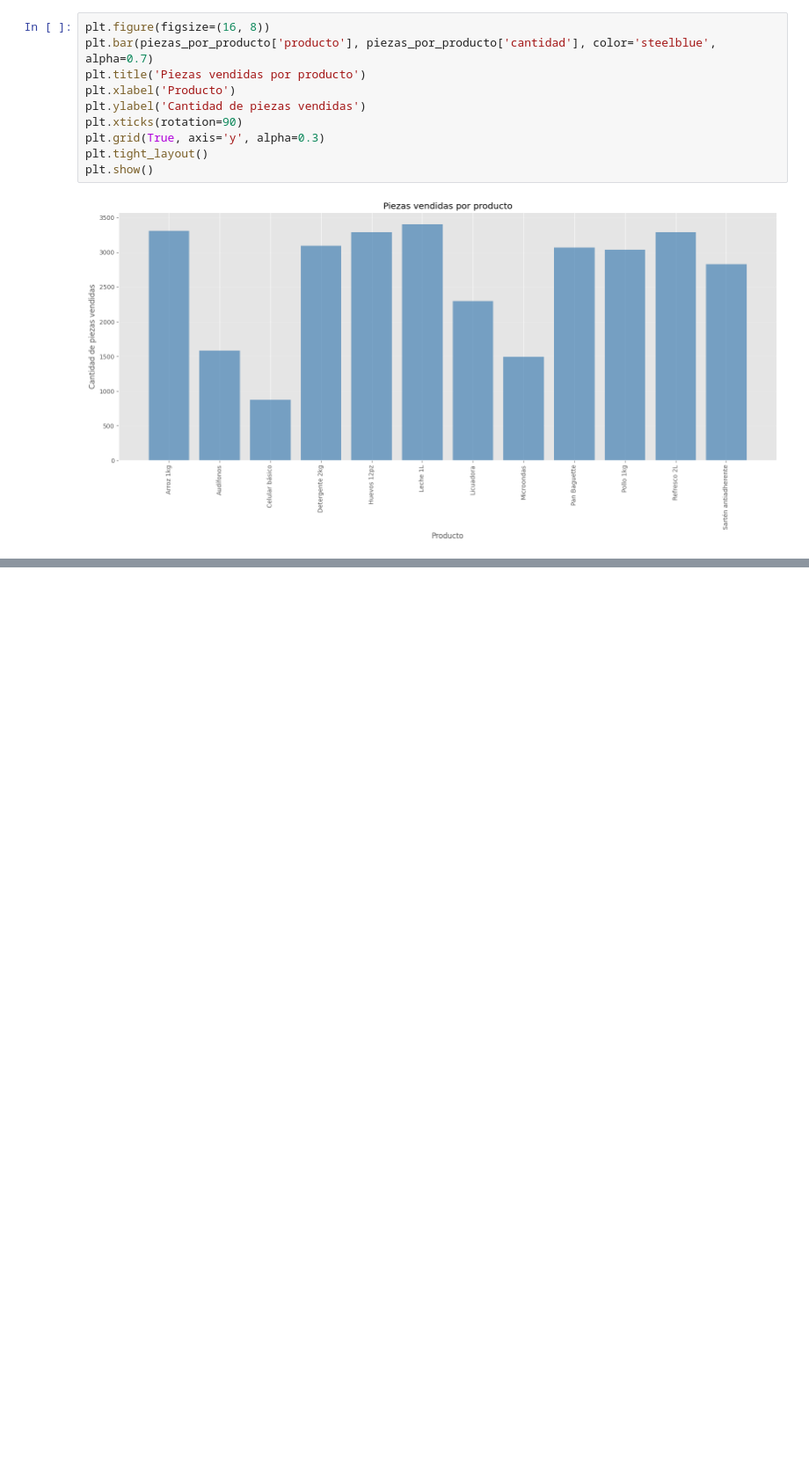
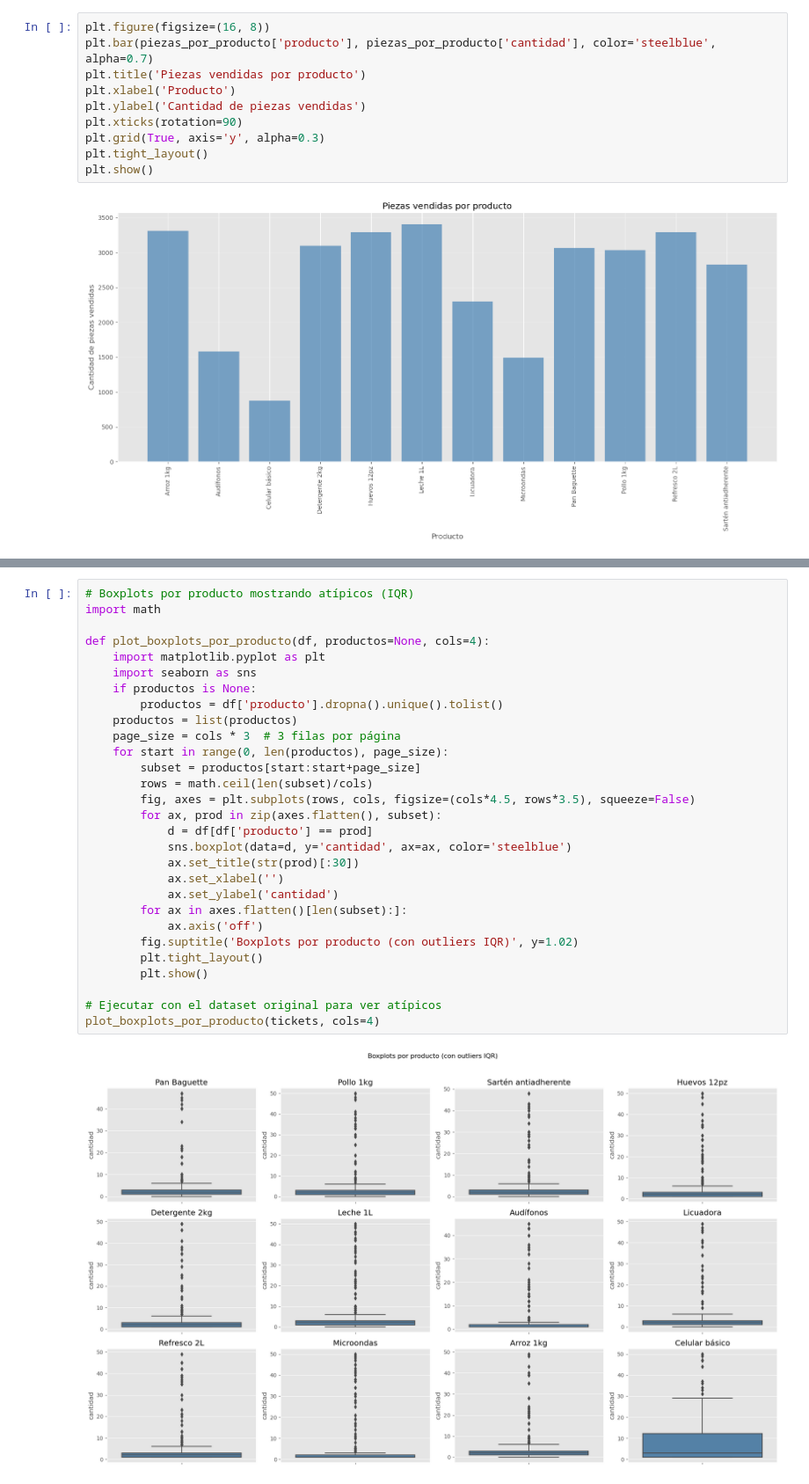
Before and after one commit to Davis2200/TareasAprendizaje, a Jupyter notebook: TareasAprendizaje/practica1/codigo/visualizacion.ipynb, the cells around one changed output, grey strips where cells are left out. Shown at 88% size. Cells and saved outputs as stored; diff of their text form; blank space fills up the shorter version.

```diff
--- a/TareasAprendizaje/practica1/codigo/visualizacion.ipynb
+++ b/TareasAprendizaje/practica1/codigo/visualizacion.ipynb
@@ -80,0 +154,31 @@ plt.show()
+# %%
+# Boxplots por producto mostrando atípicos (IQR)
+import math
+
+def plot_boxplots_por_producto(df, productos=None, cols=4):
+    import matplotlib.pyplot as plt
+    import seaborn as sns
+    if productos is None:
+        productos = df['producto'].dropna().unique().tolist()
+    productos = list(productos)
+    page_size = cols * 3  # 3 filas por página
+    for start in range(0, len(productos), page_size):
+        subset = productos[start:start+page_size]
+        rows = math.ceil(len(subset)/cols)
+        fig, axes = plt.subplots(rows, cols, figsize=(cols*4.5, rows*3.5), squeeze=False)
+        for ax, prod in zip(axes.flatten(), subset):
+            d = df[df['producto'] == prod]
+            sns.boxplot(data=d, y='cantidad', ax=ax, color='steelblue')
+            ax.set_title(str(prod)[:30])
+            ax.set_xlabel('')
+            ax.set_ylabel('cantidad')
+        for ax in axes.flatten()[len(subset):]:
+            ax.axis('off')
+        fig.suptitle('Boxplots por producto (con outliers IQR)', y=1.02)
+        plt.tight_layout()
+        plt.show()
+
+# Ejecutar con el dataset original para ver atípicos
+plot_boxplots_por_producto(tickets, cols=4)
+# %% [output]
+[figure, added]
```
Also changed, not shown: parts of 16 cells of this notebook, 4 other files.
